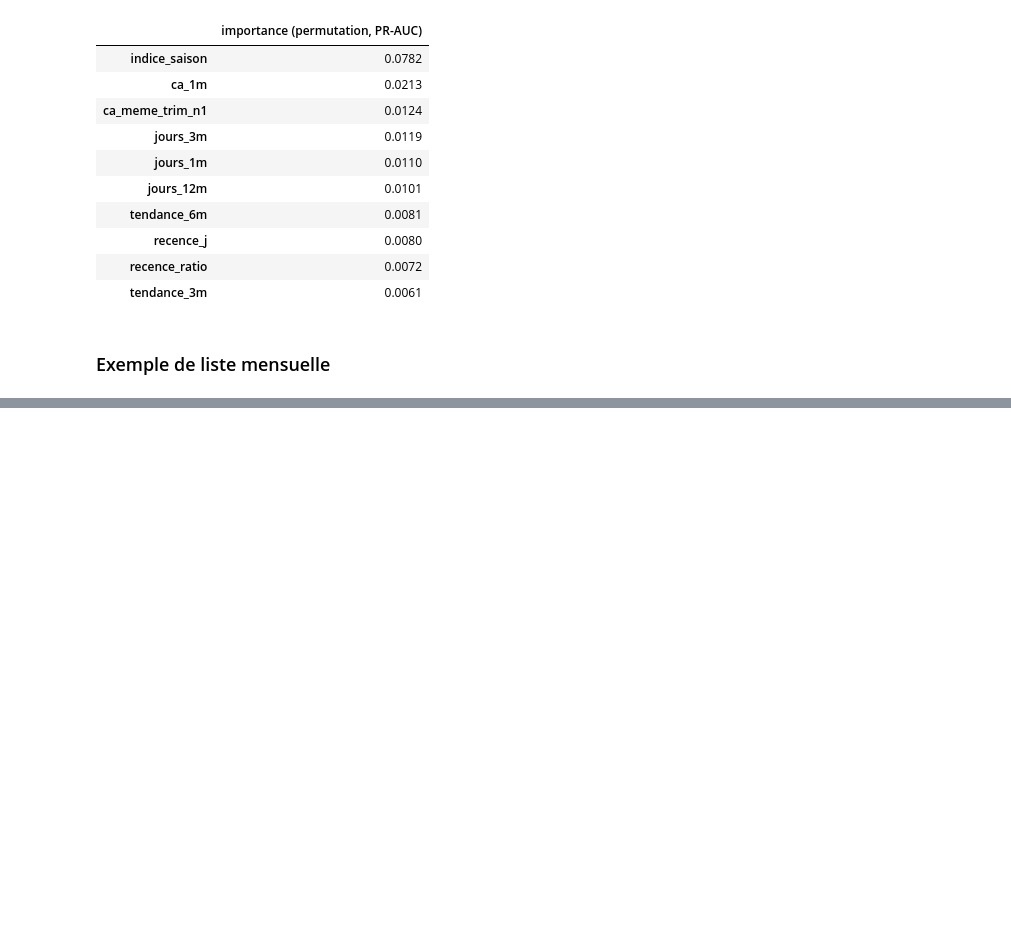
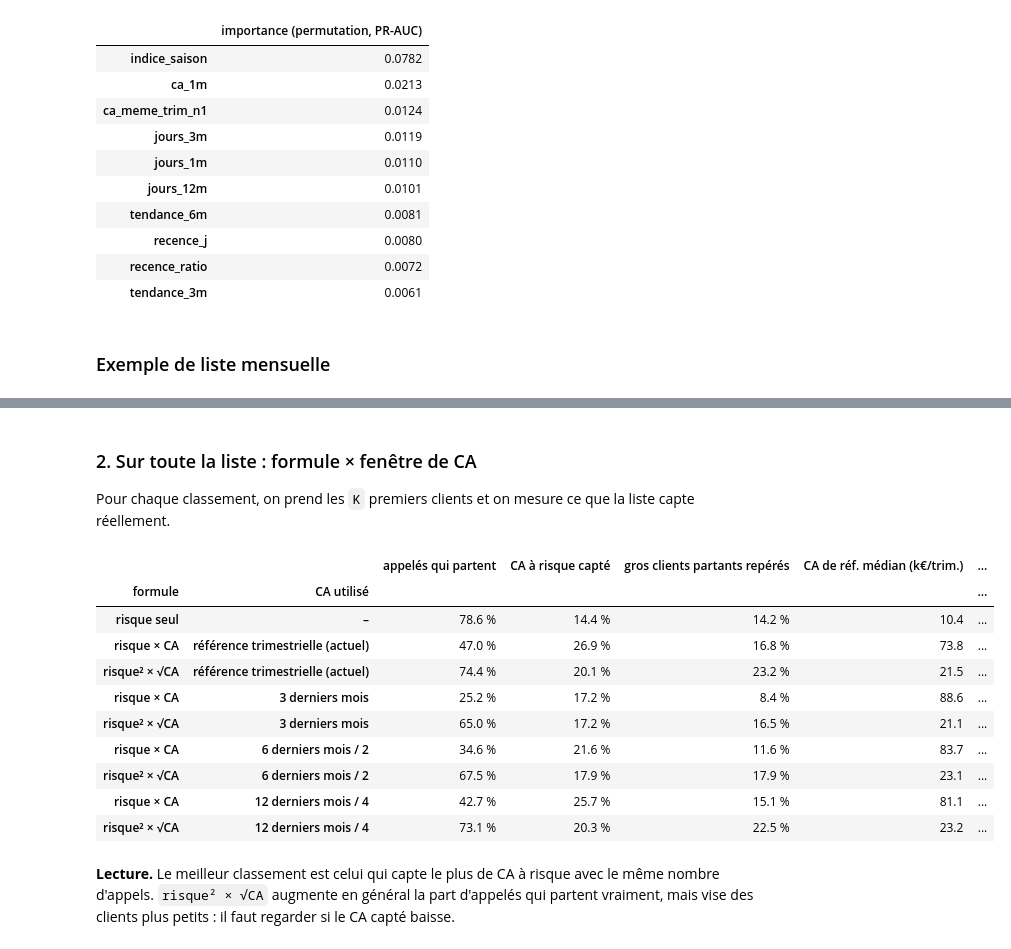
Before and after one commit to ElouanBontron/case_BCGX, a Jupyter notebook: modele_churn/churn_1_modele_mensuel.ipynb, the cells around one changed output, grey strips where cells are left out. Drawn from its saved outputs; the diff is of its cells as text; code cells hidden in the pictures; blank space fills up the shorter version.

```diff
--- a/modele_churn/churn_1_modele_mensuel.ipynb
+++ b/modele_churn/churn_1_modele_mensuel.ipynb
@@ -226,0 +277,48 @@ display(pd.read_csv(os.path.join(RES, "mensuel", "liste_appels_exemple.csv"), se
+# %% [markdown]
+### 2. Sur toute la liste : formule × fenêtre de CA
+
+Pour chaque classement, on prend les `K` premiers clients et on mesure ce que la liste capte réellement.
+# %%
+CA = {"référence trimestrielle (actuel)": t["ca_ref_trim"],
+      "3 derniers mois": t["ca_3m"],
+      "6 derniers mois / 2": t["ca_6m"] / 2,
+      "12 derniers mois / 4": t["ca_12m"] / 4}
+
+def mesurer(critere):
+    l = critere.nlargest(K).index
+    y = t["churn"]
+    return {"appelés qui partent": y[l].mean(),
+            "CA à risque capté": perte[l].sum() / perte.sum(),
+            "gros clients partants repérés": (y[l] & gros[l]).sum() / (y & gros).sum(),
+            "CA de réf. médian (k€/trim.)": t.loc[l, "ca_ref_trim"].median() / 1e3,
+            "silence médian (j)": t.loc[l, "recence_j"].median(),
+            "part de départs totaux": t.loc[l, "churn_total"].sum() / max(y[l].sum(), 1)}
+
+lignes = {("risque seul", "–"): mesurer(t["score"])}
+for nom_ca, ca in CA.items():
+    ca = ca.clip(lower=0)
+    lignes[("risque × CA", nom_ca)] = mesurer(t["score"] * ca)
+    lignes[("risque² × √CA", nom_ca)] = mesurer(t["score"] ** 2 * np.sqrt(ca))
+comparaison = pd.DataFrame(lignes).T
+comparaison.index.names = ["formule", "CA utilisé"]
+comparaison.to_csv(os.path.join(RES, "mensuel", "test_classements.csv"), sep=";")
+affiche = comparaison.copy()
+for col in ["appelés qui partent", "CA à risque capté", "gros clients partants repérés", "part de départs totaux"]:
+    affiche[col] = (100 * affiche[col]).round(1).astype(str) + " %"
+affiche["CA de réf. médian (k€/trim.)"] = affiche["CA de réf. médian (k€/trim.)"].round(1)
+affiche["silence médian (j)"] = affiche["silence médian (j)"].round(0)
+display(affiche)
+# %% [output]
+|  |  | appelés qui partent | CA à risque capté | gros clients partants repérés | CA de réf. médian (k€/trim.) | ... |
+| formule | CA utilisé |  |  |  |  | ... |
+| risque seul | – | 78.6 % | 14.4 % | 14.2 % | 10.4 | ... |
+| risque × CA | référence trimestrielle (actuel) | 47.0 % | 26.9 % | 16.8 % | 73.8 | ... |
+| risque² × √CA | référence trimestrielle (actuel) | 74.4 % | 20.1 % | 23.2 % | 21.5 | ... |
+| risque × CA | 3 derniers mois | 25.2 % | 17.2 % | 8.4 % | 88.6 | ... |
+| risque² × √CA | 3 derniers mois | 65.0 % | 17.2 % | 16.5 % | 21.1 | ... |
+| risque × CA | 6 derniers mois / 2 | 34.6 % | 21.6 % | 11.6 % | 83.7 | ... |
+| risque² × √CA | 6 derniers mois / 2 | 67.5 % | 17.9 % | 17.9 % | 23.1 | ... |
+| risque × CA | 12 derniers mois / 4 | 42.7 % | 25.7 % | 15.1 % | 81.1 | ... |
+| risque² × √CA | 12 derniers mois / 4 | 73.1 % | 20.3 % | 22.5 % | 23.2 | ... |
+# %% [markdown]
+**Lecture.** Le meilleur classement est celui qui capte le plus de CA à risque avec le même nombre d'appels. `risque² × √CA` augmente en général la part d'appelés qui partent vraiment, mais vise des clients plus petits : il faut regarder si le CA capté baisse.
```
Also changed, not shown: parts of 8 cells of this notebook, 1 other file.
